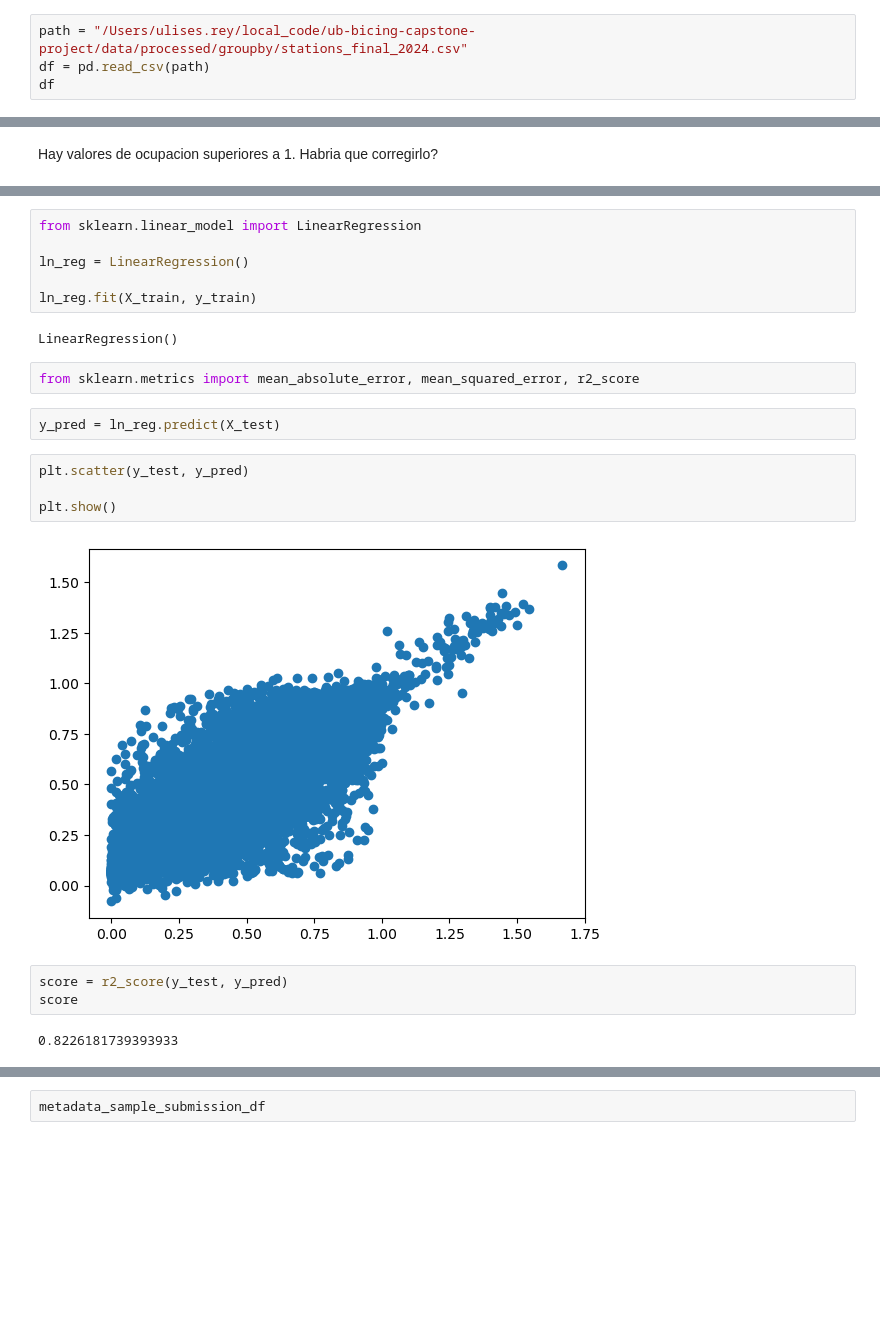
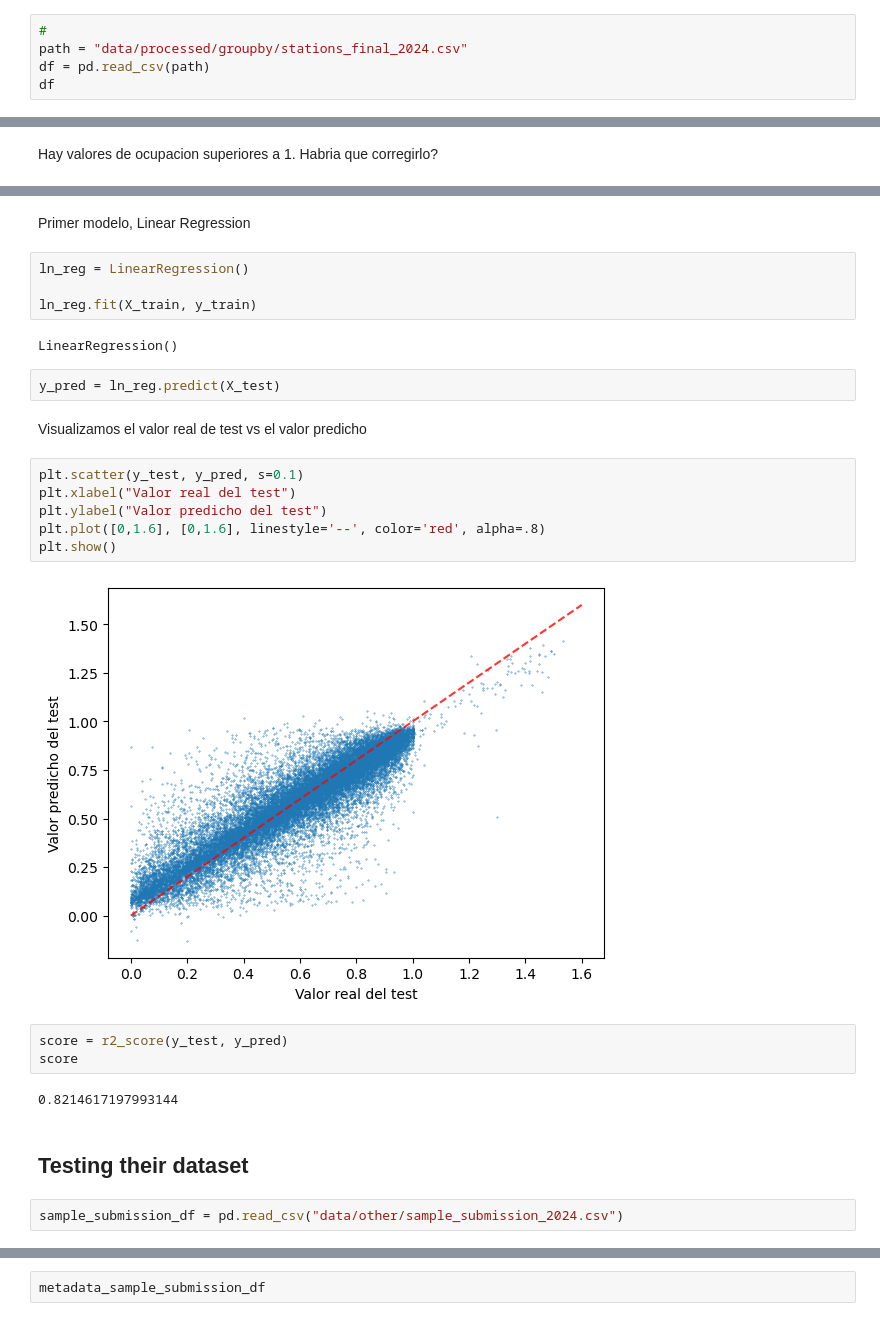
Before and after one commit to franmastromarino/ub-bicing-capstone-project, a Jupyter notebook: training.ipynb, the cells around one changed output, grey strips where cells are left out. Cells and saved outputs as stored; diff of their text form; blank space fills up the shorter version.

```diff
--- a/training.ipynb
+++ b/training.ipynb
@@ -12,5 +19,6 @@ from sklearn.model_selection import train_test_split
 # %%
-path = "/Users/ulises.rey/local_code/ub-bicing-capstone-project/data/processed/groupby/stations_final_2024.csv"
+#
+path = "data/processed/groupby/stations_final_2024.csv"
 df = pd.read_csv(path)
 df
 # %% [output]
@@ -88,23 +108,29 @@ Hay valores de ocupacion superiores a 1. Habria que corregirlo?
+# %% [markdown]
+Primer modelo, Linear Regression
 # %%
-from sklearn.linear_model import LinearRegression
-
 ln_reg = LinearRegression()
 
 ln_reg.fit(X_train, y_train)
 # %% [output]
 LinearRegression()
-# %%
-from sklearn.metrics import mean_absolute_error, mean_squared_error, r2_score
 # %%
 y_pred = ln_reg.predict(X_test)
+# %% [markdown]
+Visualizamos el valor real de test vs el valor predicho
 # %%
-plt.scatter(y_test, y_pred)
-
+plt.scatter(y_test, y_pred, s=0.1)
+plt.xlabel("Valor real del test")
+plt.ylabel("Valor predicho del test")
+plt.plot([0,1.6], [0,1.6], linestyle='--', color='red', alpha=.8)
 plt.show()
 # %% [output]
-[figure, old version]
+[figure, new version]
 # %%
 score = r2_score(y_test, y_pred)
 score
 # %% [output]
-0.8226181739393933
+0.8214617197993144
+# %% [markdown]
+## Testing their dataset
+# %%
+sample_submission_df = pd.read_csv("data/other/sample_submission_2024.csv")
```
Also changed, not shown: parts of 38 cells of this notebook.
